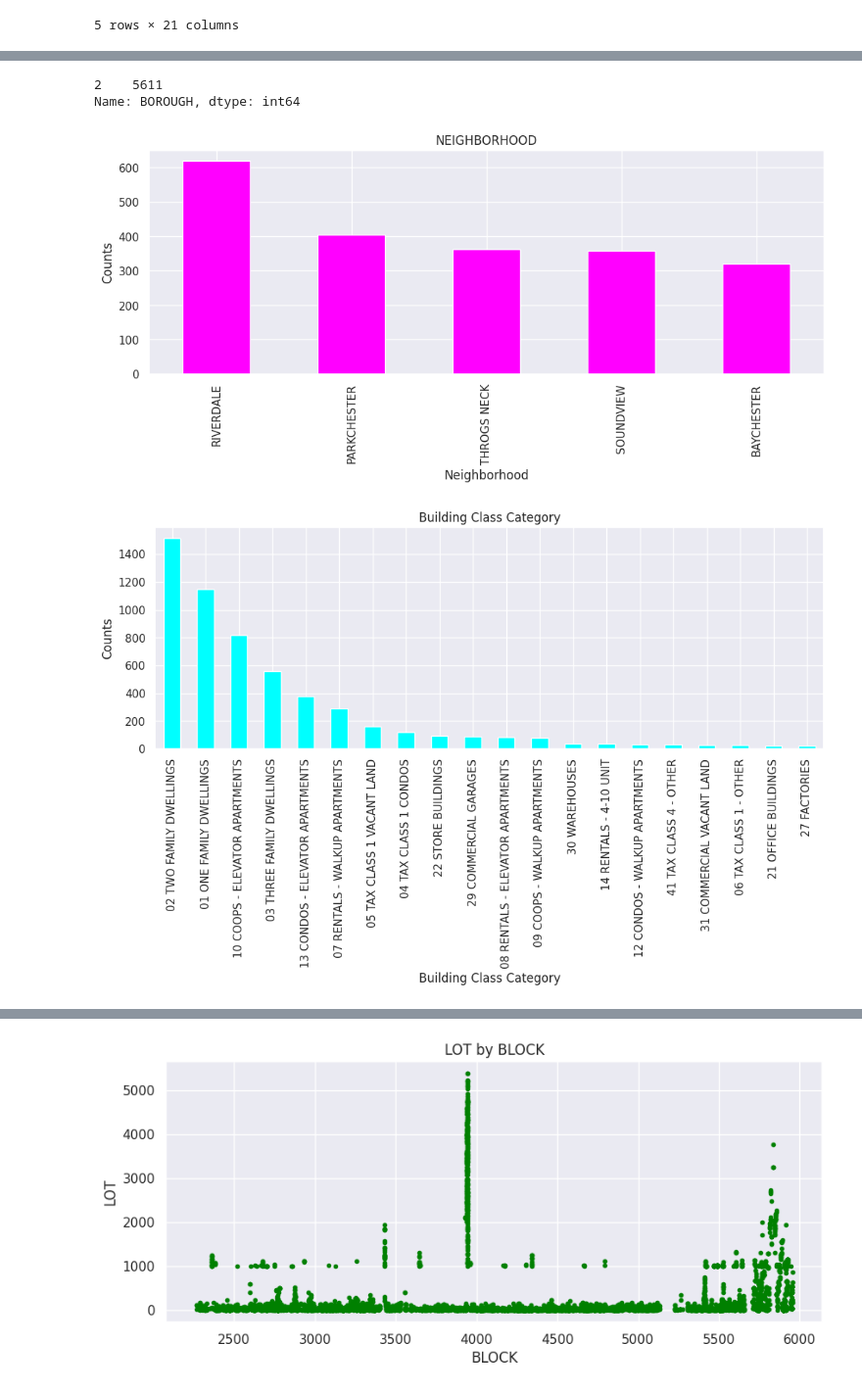
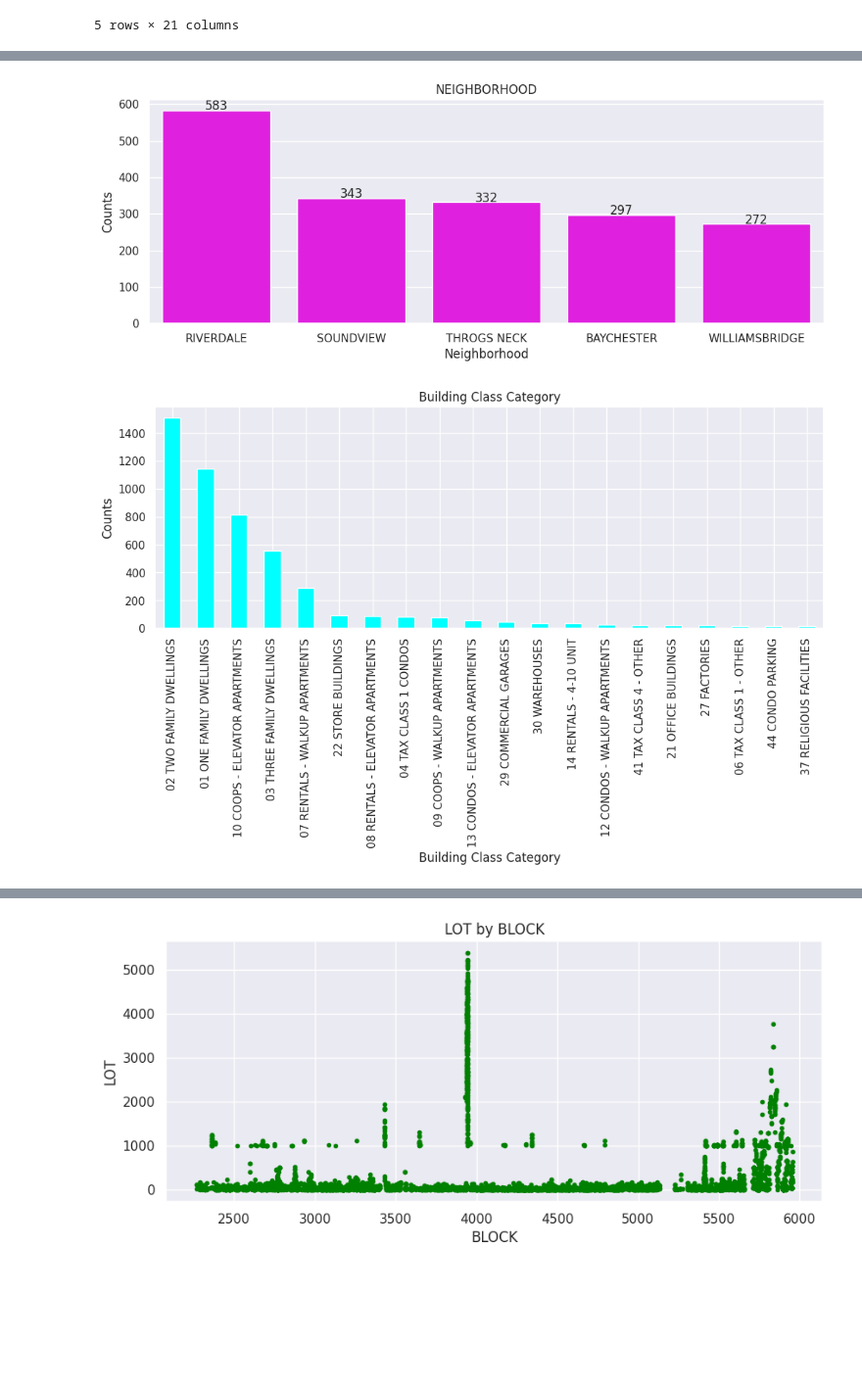
Before and after one commit to chonginbilly/Moringa_DS, a Jupyter notebook: Data_Cleaning_Group_Asssignment.ipynb, the cells around one changed output, grey strips where cells are left out. Shown: that part at 98% size. Cells and saved outputs as stored; diff of their text form; code cells hidden in the pictures; blank space fills up the shorter version.

```diff
--- a/Data_Cleaning_Group_Asssignment.ipynb
+++ b/Data_Cleaning_Group_Asssignment.ipynb
@@ -24,0 +49,4 @@ data.head()
+# %%
+# Dropping unnecessary columns
+data.drop(['EASEMENT', 'APARTMENT NUMBER', 'ZIP CODE'], axis = 1, inplace = True)
+data.info()
@@ -24,0 +71,5 @@ data.head()
+# %%
+# Dropping Nan using the Year built columns
+data['YEAR BUILT'] = pd.to_datetime(data['YEAR BUILT'], format = '%Y',errors='coerce')
+data.dropna(subset = 'YEAR BUILT', inplace = True)
+data.info()
@@ -25,3 +94,26 @@ data.head()
+# %%
+# Filling the Residential units columns using the mean
+residential_mean = data['RESIDENTIAL UNITS'].mean().round(0)
+data['RESIDENTIAL UNITS'] = data['RESIDENTIAL UNITS'].fillna(residential_mean)
+
+# Filling the Commercial units columns using the median
+commercial_median = data['COMMERCIAL UNITS'].median().round(0)
+data['COMMERCIAL UNITS'] = data['COMMERCIAL UNITS'].fillna(commercial_median)
+
+# Cleaning the Total Units columns using the Residential and Commercial units
+data['TOTAL UNITS'] = data['COMMERCIAL UNITS'] + data['RESIDENTIAL UNITS']
+
+# Filling NAN values in the Land Square Feet using the median
+land_median = data['LAND SQUARE FEET'].median()
+data['LAND SQUARE FEET'] = data['LAND SQUARE FEET'].fillna(land_median)
+
+# Filling the NAN values of the Gross Square Feet using the median
+gorss_median = data['GROSS SQUARE FEET'].median()
+data['GROSS SQUARE FEET'] = data['GROSS SQUARE FEET'].fillna(gorss_median)
+
+# Renaming columns
+data.rename(columns = {'BUILDING CLASS CATEGORY': 'BUILDING_CLASS_CATEGORY',
+                       'TAX CLASS AT PRESENT': 'TAX_CLASS'}, inplace = True)
 # %%
 data.info()
 # %% [output]
@@ -56,15 +137,15 @@ Index(['BOROUGH', 'NEIGHBORHOOD', 'BUILDING CLASS CATEGORY',
-# %%
-data['BOROUGH'].value_counts()
-# %% [output]
-2    5611
-Name: BOROUGH, dtype: int64
 # %%
-# NEIGHBORHOOD
-plt.figure(figsize = (12,4))
-data['NEIGHBORHOOD'].value_counts()[:5].plot(kind = 'bar', color = 'magenta')
+# Plotting the Neighbourhood column
+fig, ax = plt.subplots(figsize = (12,4))
+neighbor = data['NEIGHBORHOOD'].value_counts()[:5]
+sns.barplot(x = neighbor.index, y = neighbor.values, color = 'magenta')
 plt.title('NEIGHBORHOOD')
 plt.xlabel('Neighborhood')
 plt.ylabel('Counts')
+
+for i, j in enumerate(neighbor):
+  ax.text(i, j+1, str(j), ha = ('center'))
+
 plt.show()
 # %% [output]
-[figure, old version]
+[figure, new version]
@@ -80,7 +158,7 @@ plt.xlabel('Building Class Category')
 plt.ylabel('Counts')
 plt.show()
 # %% [output]
-[figure, old version]
+[figure, new version]
 # %%
 # Tax Class at Present
 plt.figure(figsize = (10,4))
```
Also changed, not shown: parts of 33 cells of this notebook.
